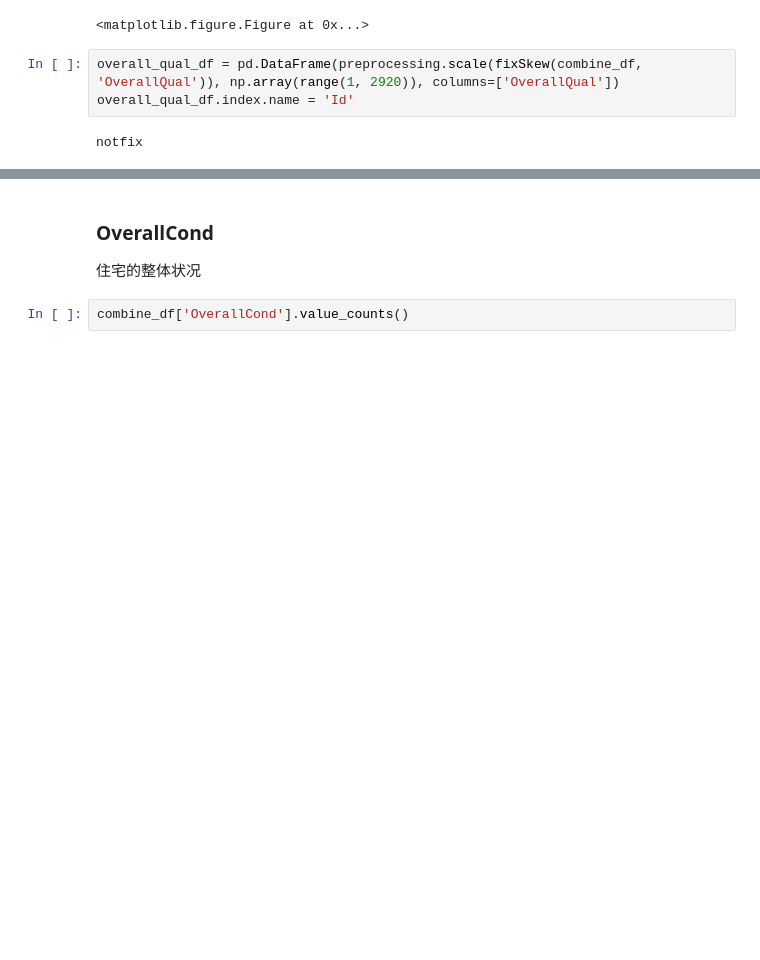
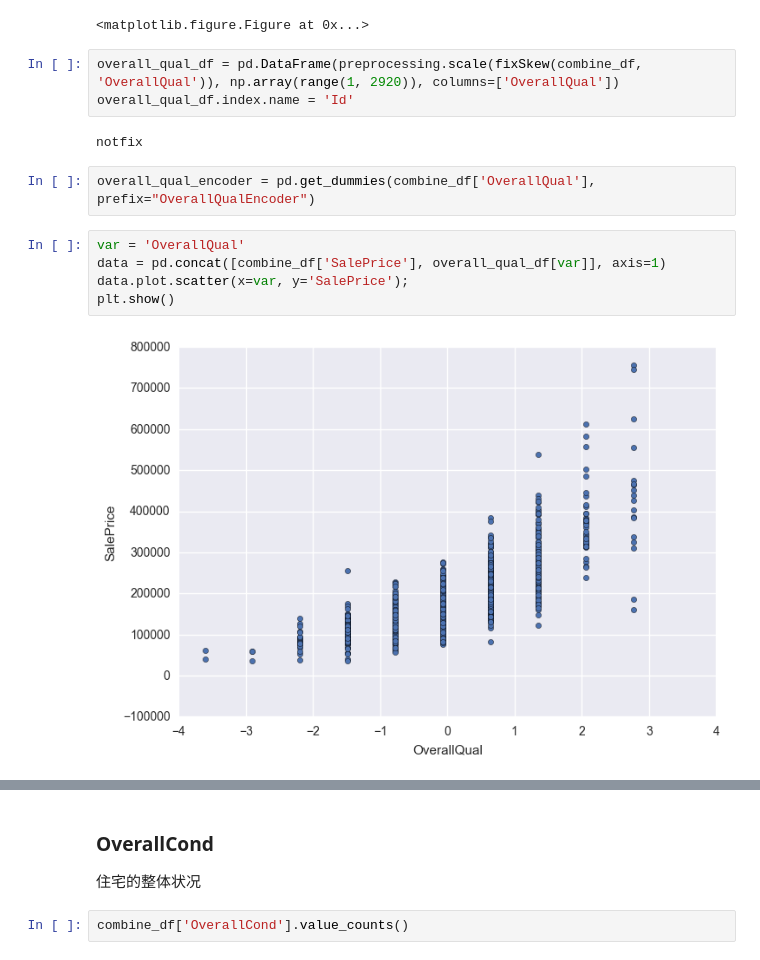
Before and after one commit to AstaTus/House_Prices_Advanced_Regression_Techniques, a Jupyter notebook: process/EngineeringFeatures3.ipynb, the cells around one changed output, grey strips where cells are left out. Saved outputs shown, nothing was run; the diff lists cells and outputs as text; blank space fills up the shorter version.

```diff
--- a/process/EngineeringFeatures3.ipynb
+++ b/process/EngineeringFeatures3.ipynb
@@ -385,3 +373,12 @@ overall_qual_df = pd.DataFrame(preprocessing.scale(fixSkew(combine_df, 'OverallQ
 overall_qual_df.index.name = 'Id'
 # %% [output]
 notfix
+# %%
+overall_qual_encoder = pd.get_dummies(combine_df['OverallQual'], prefix="OverallQualEncoder")
+# %%
+var = 'OverallQual'
+data = pd.concat([combine_df['SalePrice'], overall_qual_df[var]], axis=1)
+data.plot.scatter(x=var, y='SalePrice');
+plt.show()
+# %% [output]
+[figure, added]
```
Also changed, not shown: parts of 26 cells of this notebook, 3 other files.
